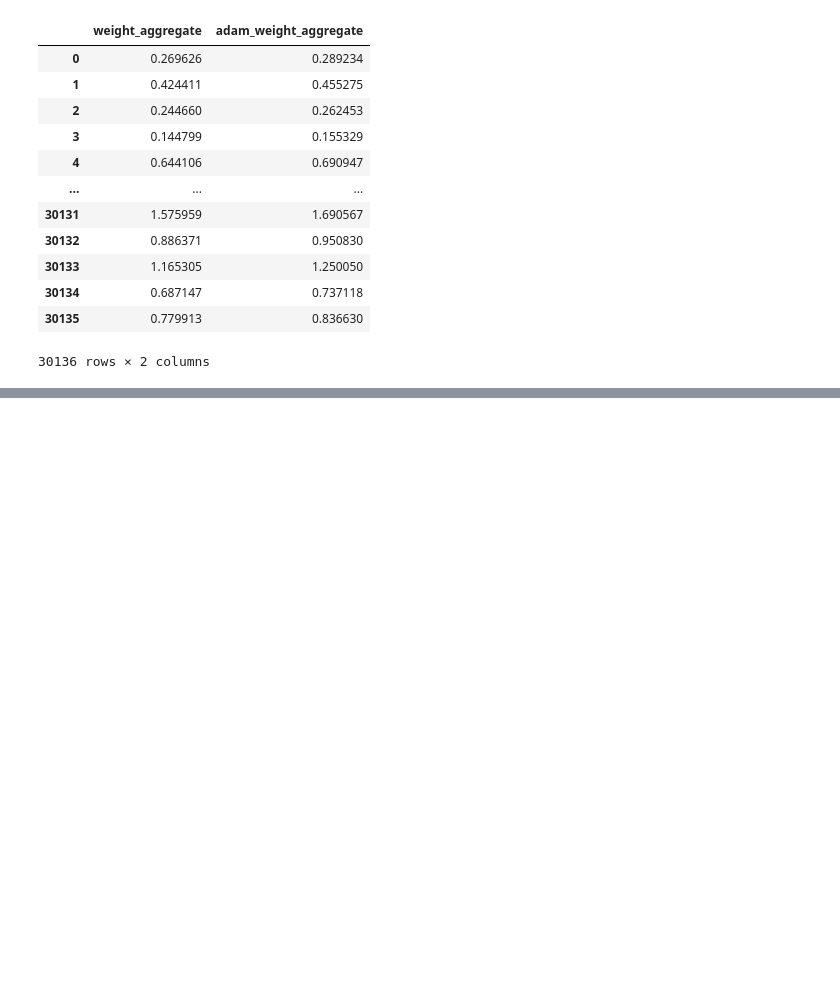
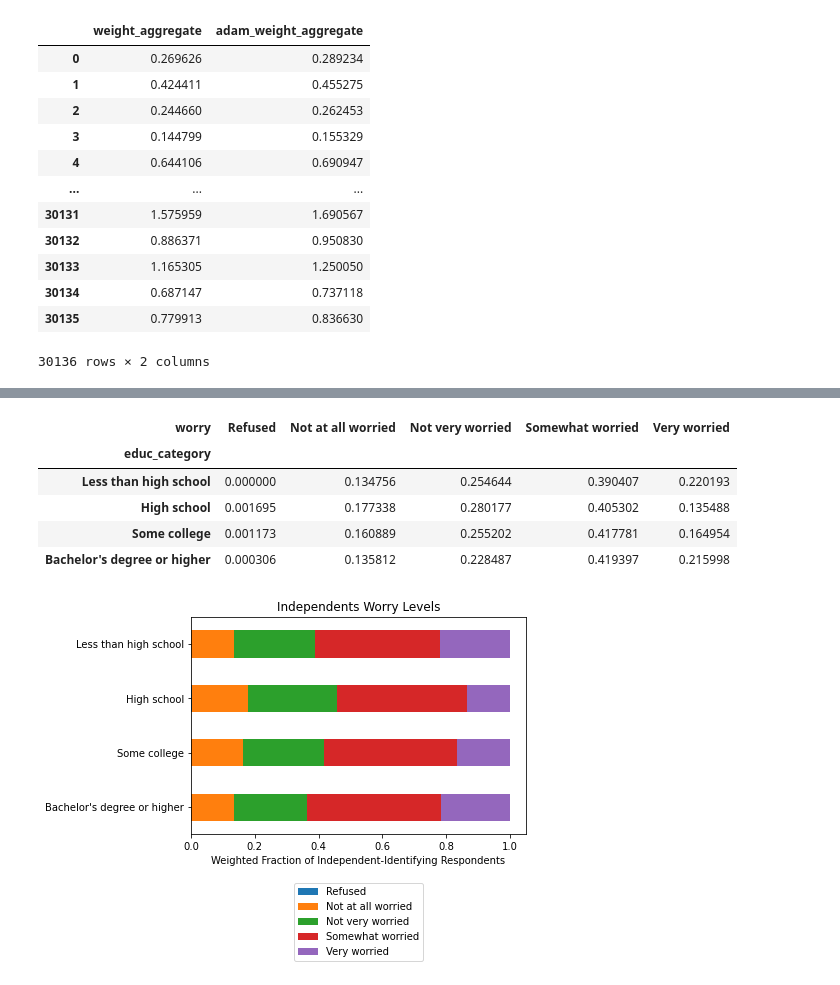
Before and after one commit to adam-kosinski/Climate-Opinions, a Jupyter notebook: plotting.ipynb, the cells around one changed output, grey strips where cells are left out. Saved outputs shown, nothing was run; the diff lists cells and outputs as text; code cells hidden in the pictures; blank space fills up the shorter version.

```diff
--- a/plotting.ipynb
+++ b/plotting.ipynb
@@ -158,0 +125,14 @@ Index(['case_ID', 'wave', 'year', 'weight_wave', 'weight_aggregate',
+# %%
+plot_cat_crosstab(df[df["party"] == "Independent"],
+                 "educ_category", "worry",
+                 xlab="Weighted Fraction of Independent-Identifying Respondents",
+                 ylab="",
+                 title="Independents Worry Levels")
+# %% [output]
+| worry | Refused | Not at all worried | Not very worried | Somewhat worried | Very worried |
+| educ_category |  |  |  |  |  |
+| Less than high school | 0.000000 | 0.134756 | 0.254644 | 0.390407 | 0.220193 |
+| High school | 0.001695 | 0.177338 | 0.280177 | 0.405302 | 0.135488 |
+| Some college | 0.001173 | 0.160889 | 0.255202 | 0.417781 | 0.164954 |
+| Bachelor's degree or higher | 0.000306 | 0.135812 | 0.228487 | 0.419397 | 0.215998 |
+[figure, added]
```
Also changed, not shown: parts of 18 cells of this notebook, 2 other files.
